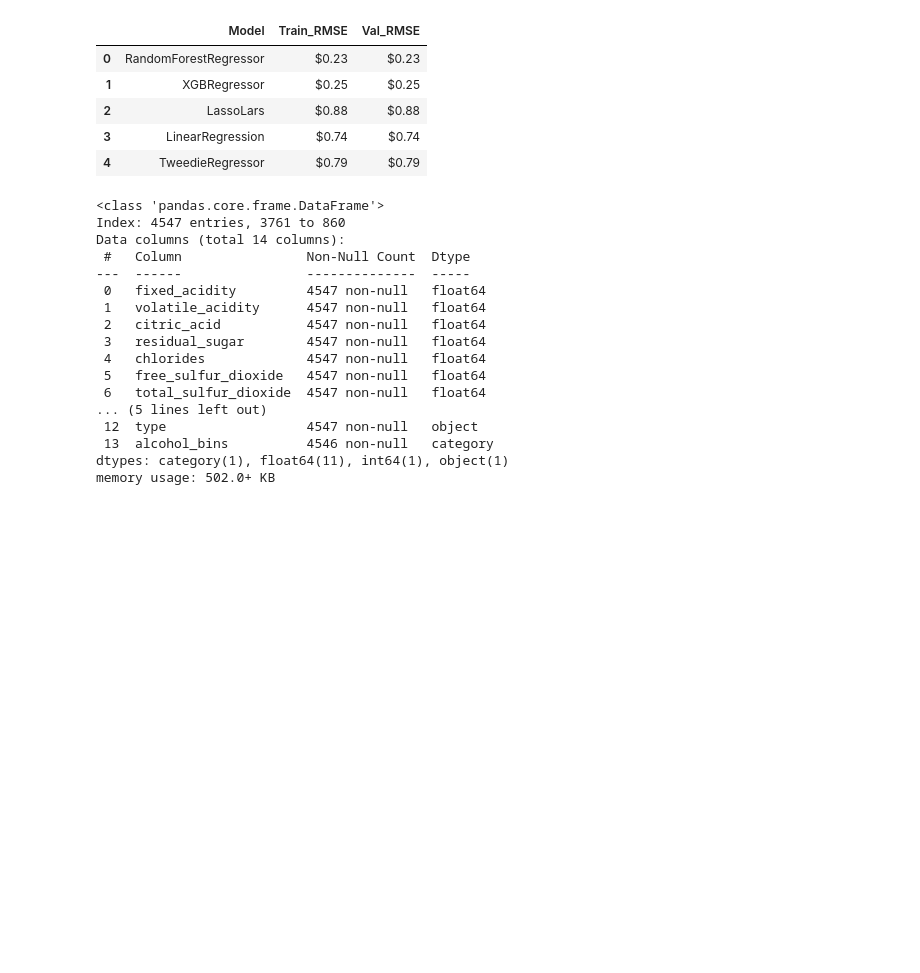
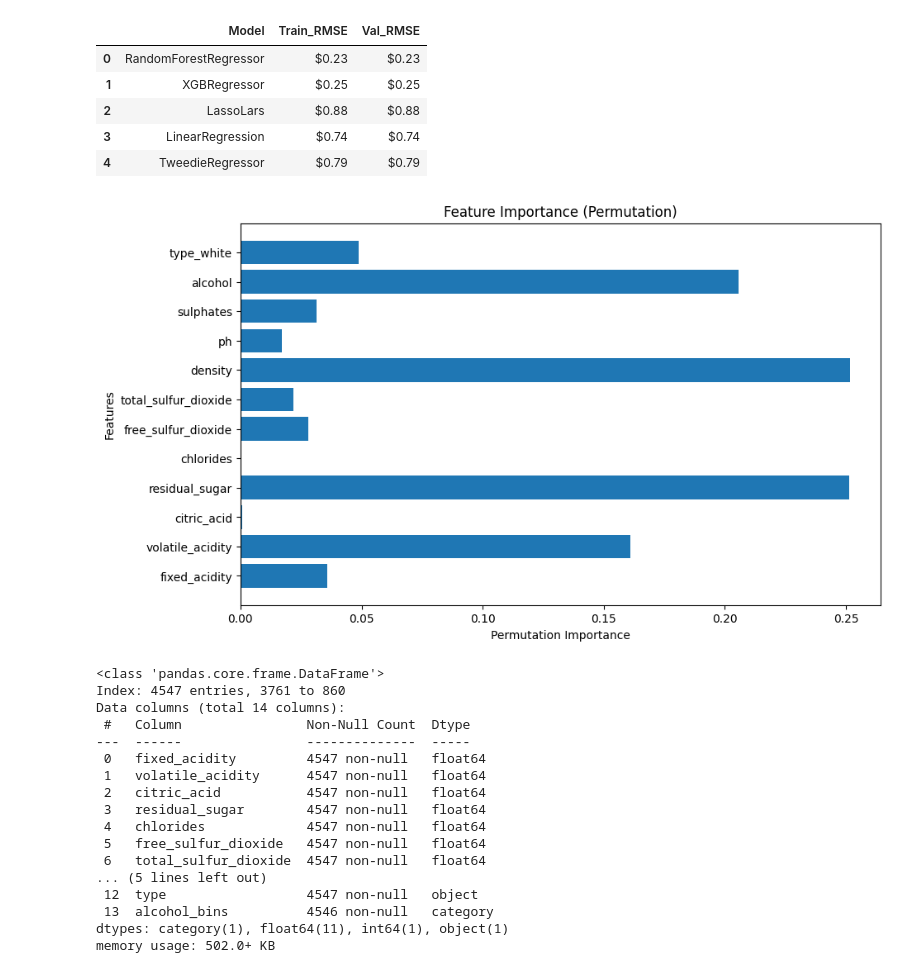
Before and after one commit to Clustering-Project/wine_quality_project, a Jupyter notebook: John/explore.ipynb, the cells around one changed output. Drawn from its saved outputs; the diff is of its cells as text; code cells hidden in the pictures; blank space fills up the shorter version.

Commit message:
Modeling scratch book

```diff
--- a/John/explore.ipynb
+++ b/John/explore.ipynb
@@ -910,3 +930,10 @@ linearr, model_results = train_model(LinearRegression, X_train, y_train, X_val,
 # %% [output]
 The train RMSE is $0.74.
 The validate RMSE is $0.74.
+# %%
+# Create and fit a linear regression model
+model = LinearRegression()
+model.fit(X_train, y_train)
+
+# Get the coefficients
+coefficients = model.coef_
@@ -924,3 +957,18 @@ model_results
 | 2 | LassoLars | $0.88 | $0.88 |
 | 3 | LinearRegression | $0.74 | $0.74 |
 | 4 | TweedieRegressor | $0.79 | $0.79 |
+# %%
+from sklearn.inspection import permutation_importance
+
+# Calculate permutation importance
+perm_importance = permutation_importance(model, X_train, y_train, n_repeats=30, random_state=0)
+
+# Plot the permutation importance scores
+plt.figure(figsize=(10, 6))
+plt.barh(X_train.columns, perm_importance.importances_mean)
+plt.xlabel('Permutation Importance')
+plt.ylabel('Features')
+plt.title('Feature Importance (Permutation)')
+plt.show()
+# %% [output]
+[figure, added]
```
Also changed, not shown: parts of 3 cells of this notebook.
